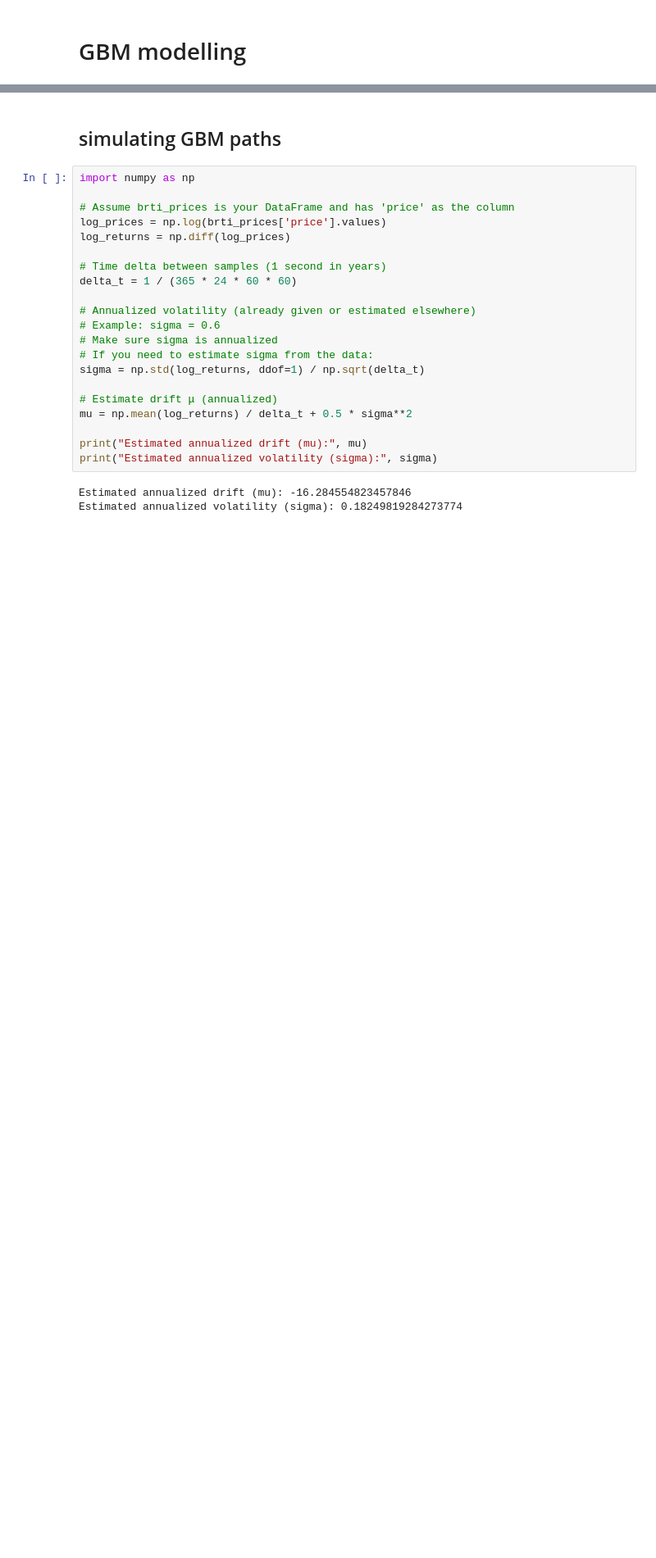
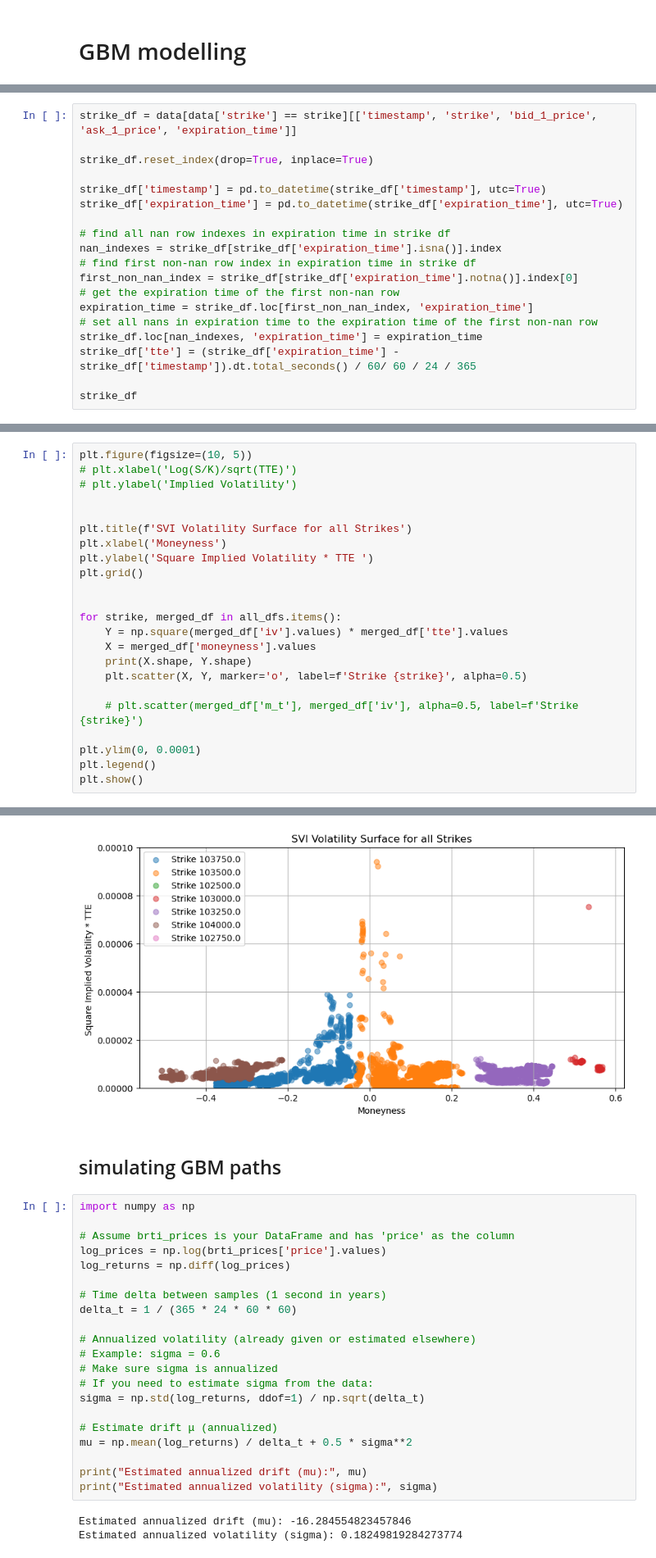
Before and after one commit to chrispyroberts/prediction-markets, a Jupyter notebook: crypto/data_collector/data analysis.ipynb, the cells around one changed output, grey strips where cells are left out. Shown at 82% size. Cells and saved outputs as stored; diff of their text form; blank space fills up the shorter version.

```diff
--- a/crypto/data_collector/data analysis.ipynb
+++ b/crypto/data_collector/data analysis.ipynb
@@ -158,0 +381,19 @@ plt.axhline(y=0.47, color='g', linestyle='--')
+# %%
+strike_df = data[data['strike'] == strike][['timestamp', 'strike', 'bid_1_price', 'ask_1_price', 'expiration_time']]
+
+strike_df.reset_index(drop=True, inplace=True)
+
+strike_df['timestamp'] = pd.to_datetime(strike_df['timestamp'], utc=True)
+strike_df['expiration_time'] = pd.to_datetime(strike_df['expiration_time'], utc=True)
+
+# find all nan row indexes in expiration time in strike df
+nan_indexes = strike_df[strike_df['expiration_time'].isna()].index
+# find first non-nan row index in expiration time in strike df
+first_non_nan_index = strike_df[strike_df['expiration_time'].notna()].index[0]
+# get the expiration time of the first non-nan row
+expiration_time = strike_df.loc[first_non_nan_index, 'expiration_time']
+# set all nans in expiration time to the expiration time of the first non-nan row
+strike_df.loc[nan_indexes, 'expiration_time'] = expiration_time
+strike_df['tte'] = (strike_df['expiration_time'] - strike_df['timestamp']).dt.total_seconds() / 60/ 60 / 24 / 365
+
+strike_df
@@ -273,0 +617,24 @@ Text(0, 0.5, 'Implied Volatility')
+# %%
+plt.figure(figsize=(10, 5))
+# plt.xlabel('Log(S/K)/sqrt(TTE)')
+# plt.ylabel('Implied Volatility')
+
+
+plt.title(f'SVI Volatility Surface for all Strikes')
+plt.xlabel('Moneyness')
+plt.ylabel('Square Implied Volatility * TTE ')
+plt.grid()
+
+
+for strike, merged_df in all_dfs.items():
+    Y = np.square(merged_df['iv'].values) * merged_df['tte'].values
+    X = merged_df['moneyness'].values
+    print(X.shape, Y.shape)
+    plt.scatter(X, Y, marker='o', label=f'Strike {strike}', alpha=0.5)
+
+    # plt.scatter(merged_df['m_t'], merged_df['iv'], alpha=0.5, label=f'Strike {strike}')
+
+plt.ylim(0, 0.0001)
+plt.legend()
+plt.show()
+# %% [output]
@@ -274,3 +648,4 @@ Text(0, 0.5, 'Implied Volatility')
+[figure, added]
 # %% [markdown]
 ## simulating GBM paths
 # %%
```
Also changed, not shown: parts of 27 cells of this notebook, 35 other files.
